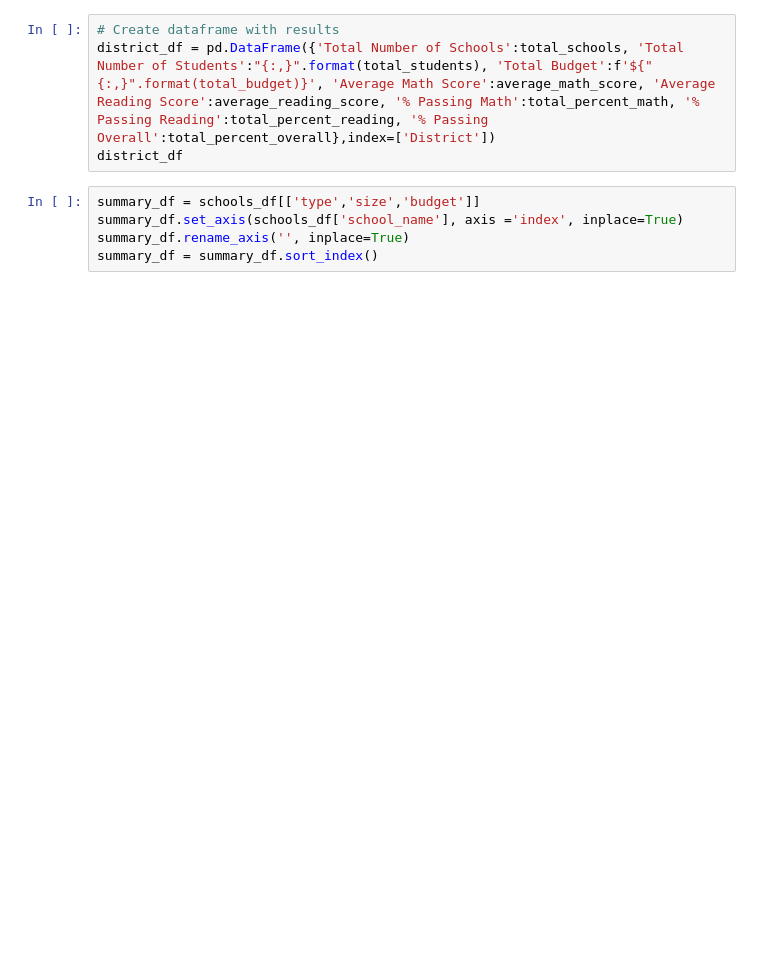
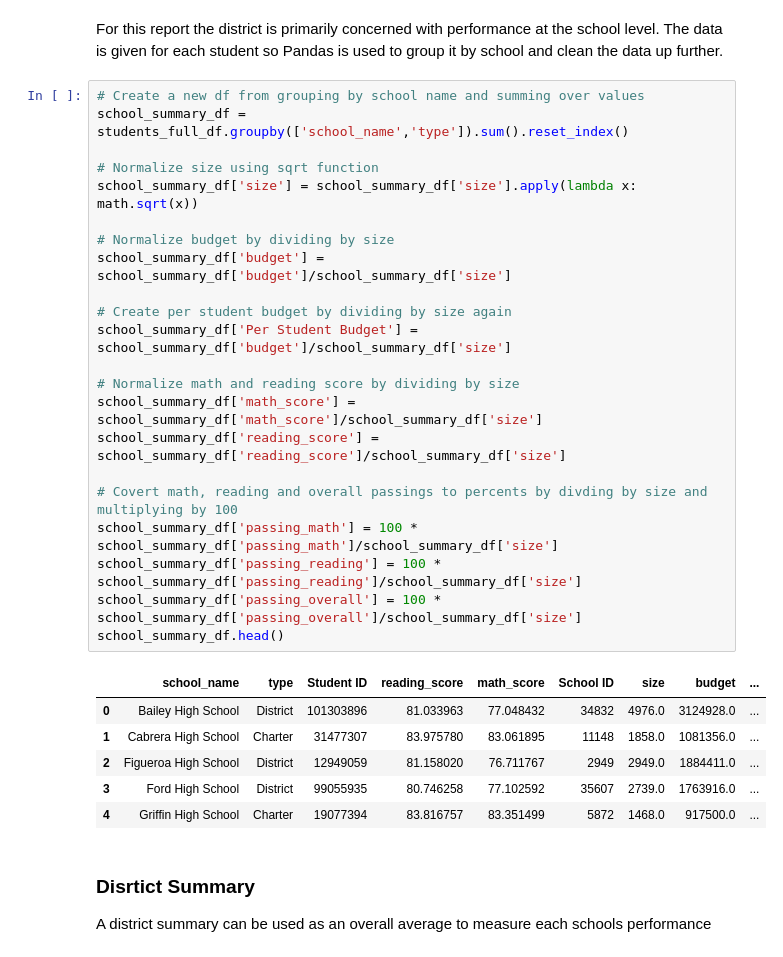
Before and after one commit to asundquistdavis/Pandas-Challenge, a Jupyter notebook: PyCitySchools/main.ipynb, the cells around one changed output. Cells and saved outputs as stored; diff of their text form; blank space fills up the shorter version.

```diff
--- a/PyCitySchools/main.ipynb
+++ b/PyCitySchools/main.ipynb
@@ -55,9 +99,34 @@ students_df
-# %%
-# Create dataframe with results
-district_df = pd.DataFrame({'Total Number of Schools':total_schools, 'Total Number of Students':"{:,}".format(total_students), 'Total Budget':f'${"{:,}".format(total_budget)}', 'Average Math Score':average_math_score, 'Average Reading Score':average_reading_score, '% Passing Math':total_percent_math, '% Passing Reading':total_percent_reading, '% Passing Overall':total_percent_overall},index=['District'])
-district_df
-# %%
-summary_df = schools_df[['type','size','budget']]
-summary_df.set_axis(schools_df['school_name'], axis ='index', inplace=True)
-summary_df.rename_axis('', inplace=True)
-summary_df = summary_df.sort_index()
+# %% [markdown]
+For this report the district is primarily concerned with performance at the school level. The data is given for each student so Pandas is used to group it by school and clean the data up further.
+# %%
+# Create a new df from grouping by school name and summing over values
+school_summary_df = students_full_df.groupby(['school_name','type']).sum().reset_index()
+
+# Normalize size using sqrt function
+school_summary_df['size'] = school_summary_df['size'].apply(lambda x: math.sqrt(x))
+
+# Normalize budget by dividing by size
+school_summary_df['budget'] = school_summary_df['budget']/school_summary_df['size']
+
+# Create per student budget by dividing by size again
+school_summary_df['Per Student Budget'] = school_summary_df['budget']/school_summary_df['size']
+
+# Normalize math and reading score by dividing by size
+school_summary_df['math_score'] = school_summary_df['math_score']/school_summary_df['size']
+school_summary_df['reading_score'] = school_summary_df['reading_score']/school_summary_df['size']
+
+# Covert math, reading and overall passings to percents by divding by size and multiplying by 100
+school_summary_df['passing_math'] = 100 * school_summary_df['passing_math']/school_summary_df['size']
+school_summary_df['passing_reading'] = 100 * school_summary_df['passing_reading']/school_summary_df['size']
+school_summary_df['passing_overall'] = 100 * school_summary_df['passing_overall']/school_summary_df['size']
+school_summary_df.head()
+# %% [output]
+|  | school_name | type | Student ID | reading_score | math_score | School ID | size | budget | ... |
+| 0 | Bailey High School | District | 101303896 | 81.033963 | 77.048432 | 34832 | 4976.0 | 3124928.0 | ... |
+| 1 | Cabrera High School | Charter | 31477307 | 83.975780 | 83.061895 | 11148 | 1858.0 | 1081356.0 | ... |
+| 2 | Figueroa High School | District | 12949059 | 81.158020 | 76.711767 | 2949 | 2949.0 | 1884411.0 | ... |
+| 3 | Ford High School | District | 99055935 | 80.746258 | 77.102592 | 35607 | 2739.0 | 1763916.0 | ... |
+| 4 | Griffin High School | Charter | 19077394 | 83.816757 | 83.351499 | 5872 | 1468.0 | 917500.0 | ... |
+# %% [markdown]
+### Disrtict Summary
+A district summary can be used as an overall average to measure each schools performance
```
Also changed, not shown: parts of 21 cells of this notebook.
